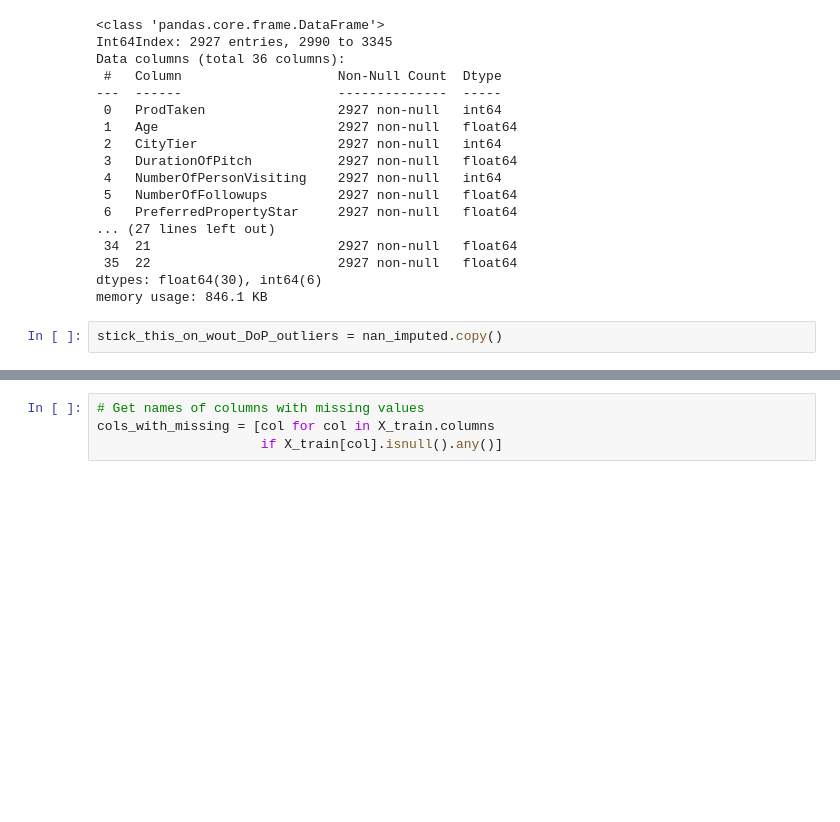
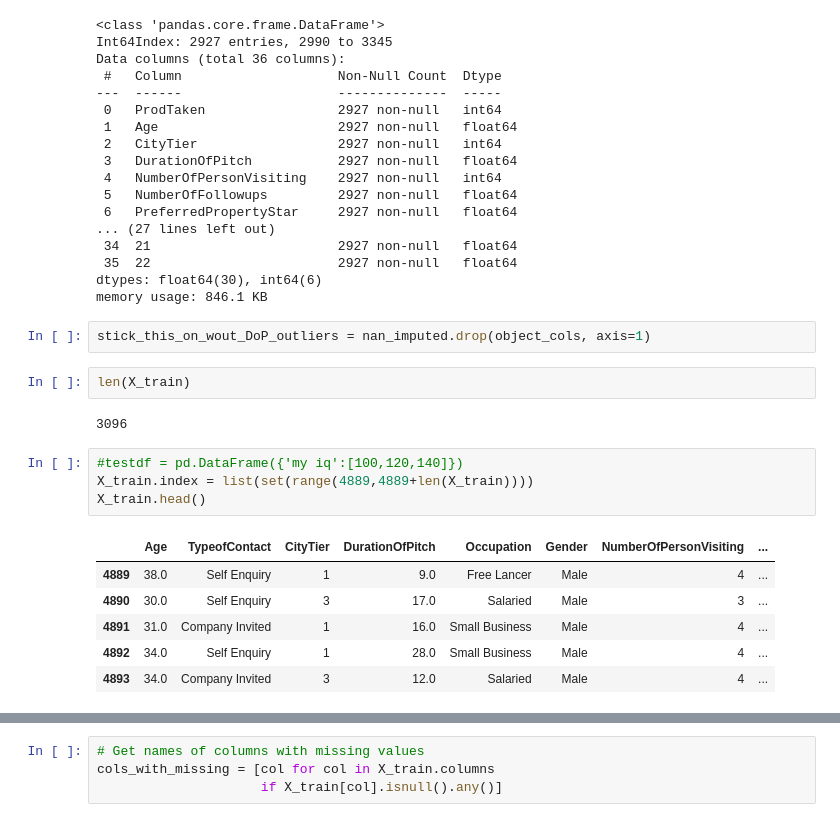
Before and after one commit to KyLarson-Research/tourism, a Jupyter notebook: tourism.ipynb, the cells around one changed output, grey strips where cells are left out. Saved outputs shown, nothing was run; the diff lists cells and outputs as text; blank space fills up the shorter version.

```diff
--- a/tourism.ipynb
+++ b/tourism.ipynb
@@ -829,5 +829,20 @@ Data columns (total 36 columns):
  35  22                        2927 non-null   float64
 dtypes: float64(30), int64(6)
 memory usage: 846.1 KB
-# %%
-stick_this_on_wout_DoP_outliers = nan_imputed.copy()
+# %%
+stick_this_on_wout_DoP_outliers = nan_imputed.drop(object_cols, axis=1)
+# %%
+len(X_train)
+# %% [output]
+3096
+# %%
+#testdf = pd.DataFrame({'my iq':[100,120,140]})
+X_train.index = list(set(range(4889,4889+len(X_train))))
+X_train.head()
+# %% [output]
+|  | Age | TypeofContact | CityTier | DurationOfPitch | Occupation | Gender | NumberOfPersonVisiting | ... |
+| 4889 | 38.0 | Self Enquiry | 1 | 9.0 | Free Lancer | Male | 4 | ... |
+| 4890 | 30.0 | Self Enquiry | 3 | 17.0 | Salaried | Male | 3 | ... |
+| 4891 | 31.0 | Company Invited | 1 | 16.0 | Small Business | Male | 4 | ... |
+| 4892 | 34.0 | Self Enquiry | 1 | 28.0 | Small Business | Male | 4 | ... |
+| 4893 | 34.0 | Company Invited | 3 | 12.0 | Salaried | Male | 4 | ... |
```
Also changed, not shown: parts of 11 cells of this notebook.
